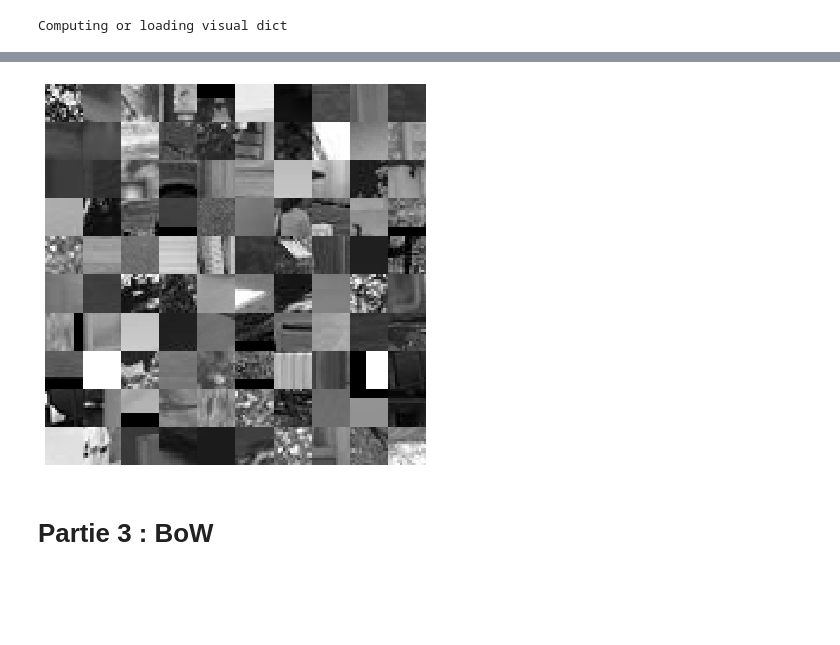
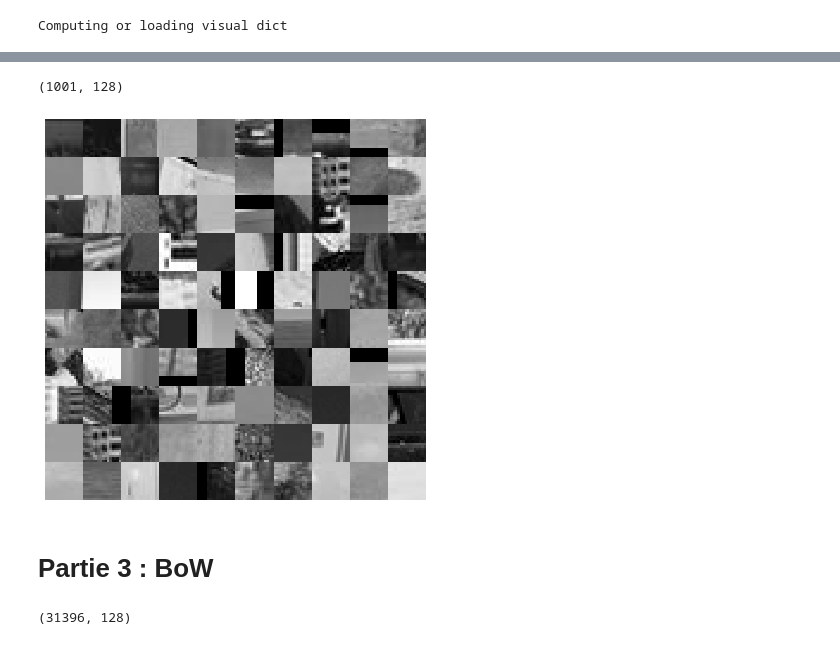
Before and after one commit to JojoLt/RDFIA, a Jupyter notebook: TME/TP1_2_3/TP1-2.ipynb, the cells around one changed output, grey strips where cells are left out. Saved outputs shown, nothing was run; the diff lists cells and outputs as text; code cells hidden in the pictures; blank space fills up the shorter version.

```diff
--- a/TME/TP1_2_3/TP1-2.ipynb
+++ b/TME/TP1_2_3/TP1-2.ipynb
@@ -247,11 +241,32 @@ Computing or loading visual dict
+# %%
+# It's better to normalize the cluster
+def normalize_clusters(vidct):
+    for i,l in enumerate(vidct):
+        norm = np.linalg.norm(l)
+        if norm> 0 :
+            vidct[i] = vidct[i]/norm
+    return vidct
+# %%
+vidct = normalize_clusters(vidct)
+# %%
+vidct.shape
+# %% [output]
+(1001, 128)
 # %%
 # Study of the dict
 regions, sifts = get_regions_and_sifts(dir_sc, np.random.choice(inames, 30)) # Compute SIFT and regions from 30 random images
 display_images(regions[np.random.choice(len(regions), 100)]) # Show 100 random regions
 
 # TODO visually analyze the dict through similar example regions
 #
 # Ideally, create `vdregions`, a numpy array of size 1001 x 16 x 16 where each of the 1001 elements is a
 # "prototype" patch that is very close to the cluster center
+
+def create_vdregions(vidct):
+    vdregions = []
+    for i,c in enumerate(vidct):
+        vdregions[i] = c.reshape((16,16))
+
+    return vdregions
 # %% [output]
-[figure, old version]
+[figure, new version]
@@ -265,0 +277,4 @@ def compute_feats(vdict, image_sifts):
+# %%
+sifts.shape
+# %% [output]
+(31396, 128)
```
Also changed, not shown: parts of 13 cells of this notebook, 3 other files.
